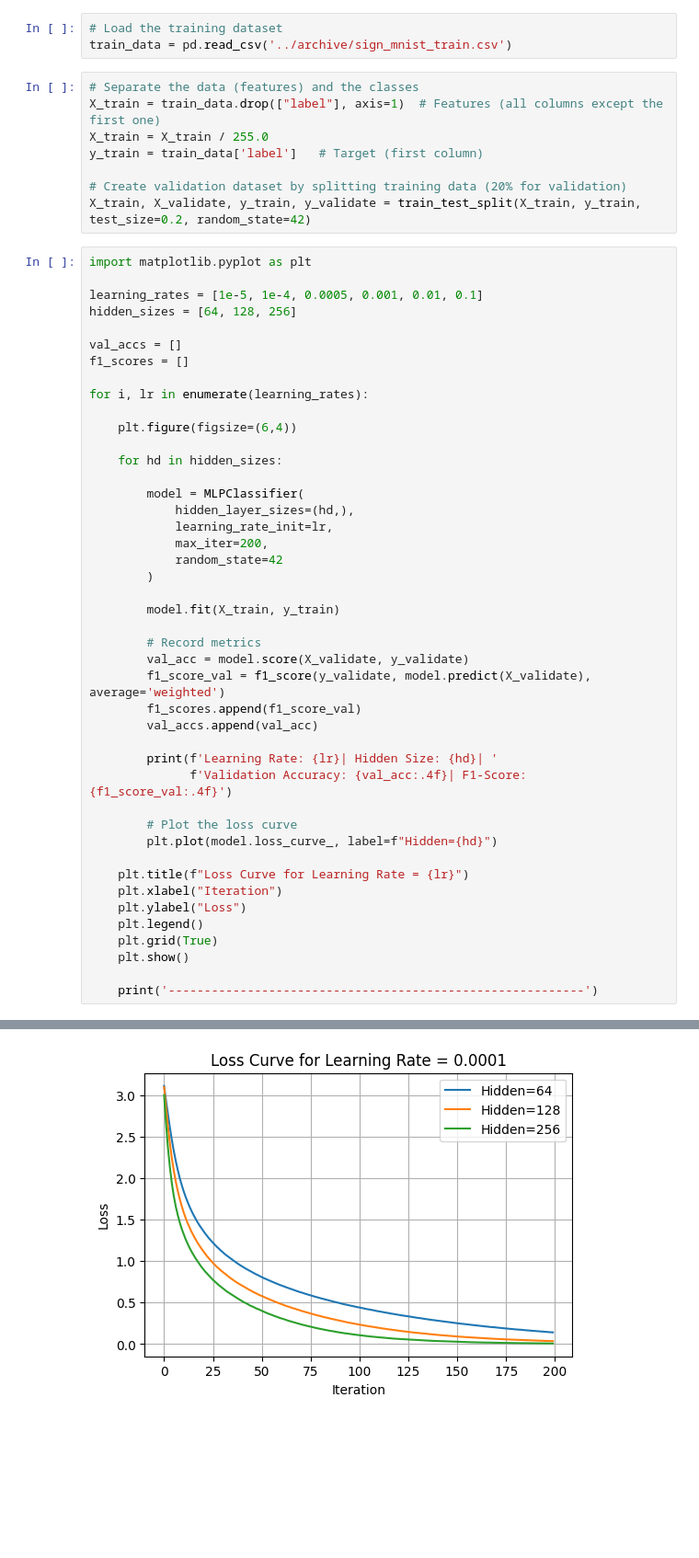
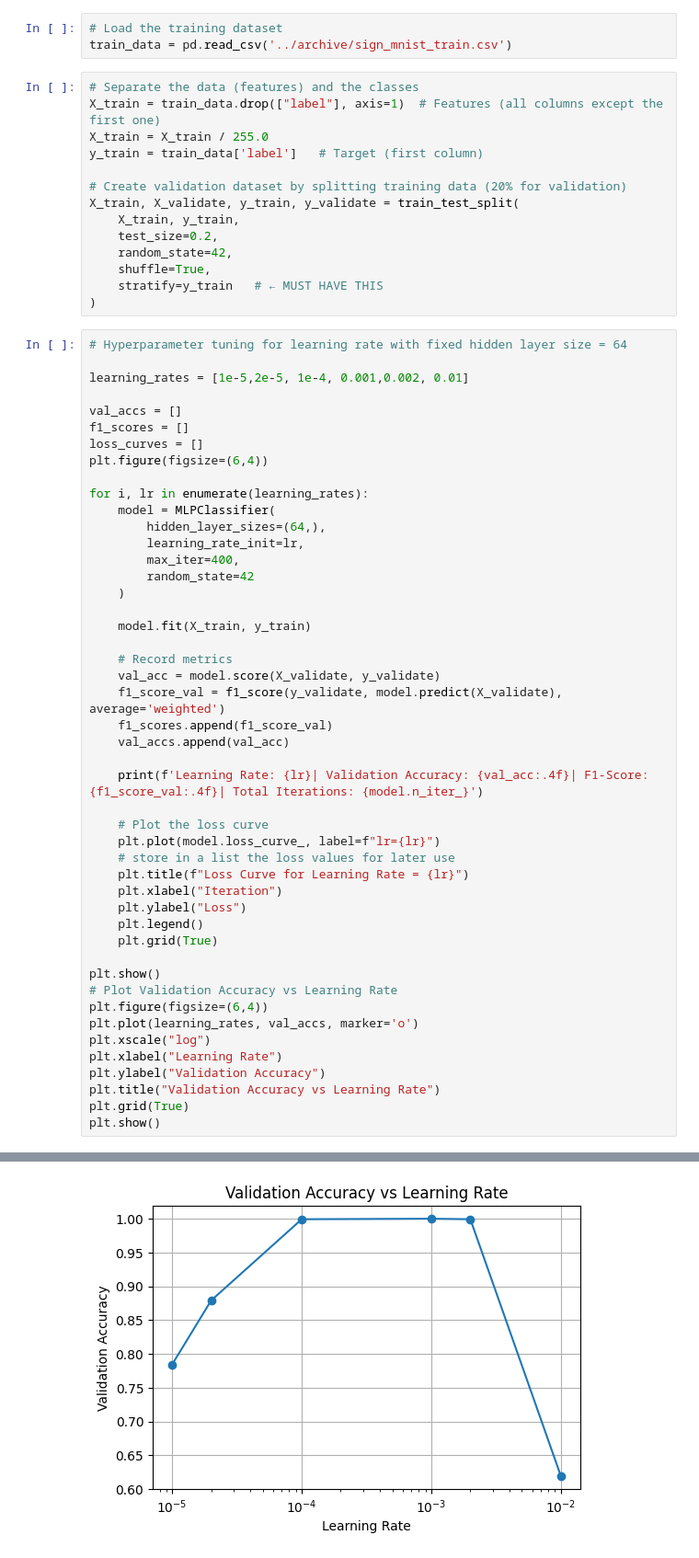
Before and after one commit to eleftheriaa/American-Sign-Language-Detection, a Jupyter notebook: nn/lr_tuning.ipynb, the cells around one changed output, grey strips where cells are left out. Shown: that part at 92% size. Saved outputs shown, nothing was run; the diff lists cells and outputs as text; blank space fills up the shorter version.

```diff
--- a/nn/lr_tuning.ipynb
+++ b/nn/lr_tuning.ipynb
@@ -21,49 +22,58 @@ X_train = X_train / 255.0
 y_train = train_data['label']   # Target (first column)
 
 # Create validation dataset by splitting training data (20% for validation)
-X_train, X_validate, y_train, y_validate = train_test_split(X_train, y_train, test_size=0.2, random_state=42)
+X_train, X_validate, y_train, y_validate = train_test_split(
+    X_train, y_train,
+    test_size=0.2,
+    random_state=42,
+    shuffle=True,
+    stratify=y_train   # ← MUST HAVE THIS
+)
 # %%
-import matplotlib.pyplot as plt
+# Hyperparameter tuning for learning rate with fixed hidden layer size = 64
 
-learning_rates = [1e-5, 1e-4, 0.0005, 0.001, 0.01, 0.1]
-hidden_sizes = [64, 128, 256]
+learning_rates = [1e-5,2e-5, 1e-4, 0.001,0.002, 0.01]
 
 val_accs = []
 f1_scores = []
+loss_curves = []
+plt.figure(figsize=(6,4))
 
 for i, lr in enumerate(learning_rates):
+    model = MLPClassifier(
+        hidden_layer_sizes=(64,),
+        learning_rate_init=lr,
+        max_iter=400,
+        random_state=42
+    )
 
-    plt.figure(figsize=(6,4))
+    model.fit(X_train, y_train)
 
-    for hd in hidden_sizes:
+    # Record metrics
+    val_acc = model.score(X_validate, y_validate)
+    f1_score_val = f1_score(y_validate, model.predict(X_validate), average='weighted')
+    f1_scores.append(f1_score_val)
+    val_accs.append(val_acc)
 
-        model = MLPClassifier(
-            hidden_layer_sizes=(hd,),
-            learning_rate_init=lr,
-            max_iter=200,
-            random_state=42
-        )
+    print(f'Learning Rate: {lr}| Validation Accuracy: {val_acc:.4f}| F1-Score: {f1_score_val:.4f}| Total Iterations: {model.n_iter_}')
 
-        model.fit(X_train, y_train)
-
-        # Record metrics
-        val_acc = model.score(X_validate, y_validate)
-        f1_score_val = f1_score(y_validate, model.predict(X_validate), average='weighted')
-        f1_scores.append(f1_score_val)
-        val_accs.append(val_acc)
-
-        print(f'Learning Rate: {lr}| Hidden Size: {hd}| '
-              f'Validation Accuracy: {val_acc:.4f}| F1-Score: {f1_score_val:.4f}')
-
-        # Plot the loss curve
-        plt.plot(model.loss_curve_, label=f"Hidden={hd}")
-
+    # Plot the loss curve
+    plt.plot(model.loss_curve_, label=f"lr={lr}")
+    # store in a list the loss values for later use
     plt.title(f"Loss Curve for Learning Rate = {lr}")
     plt.xlabel("Iteration")
     plt.ylabel("Loss")
     plt.legend()
     plt.grid(True)
-    plt.show()
 
-    print('----------------------------------------------------------')
+plt.show()
+# Plot Validation Accuracy vs Learning Rate
+plt.figure(figsize=(6,4))
+plt.plot(learning_rates, val_accs, marker='o')
+plt.xscale("log")
+plt.xlabel("Learning Rate")
+plt.ylabel("Validation Accuracy")
+plt.title("Validation Accuracy vs Learning Rate")
+plt.grid(True)
+plt.show()
 # %% [output]
@@ -78 +87 @@ Learning Rate: 0.0001| Hidden Size: 256| Validation Accuracy: 0.9998| F1-Score:
-[figure, old version]
+[figure, new version]
```
Also changed, not shown: parts of 6 cells of this notebook, 1 other file.
